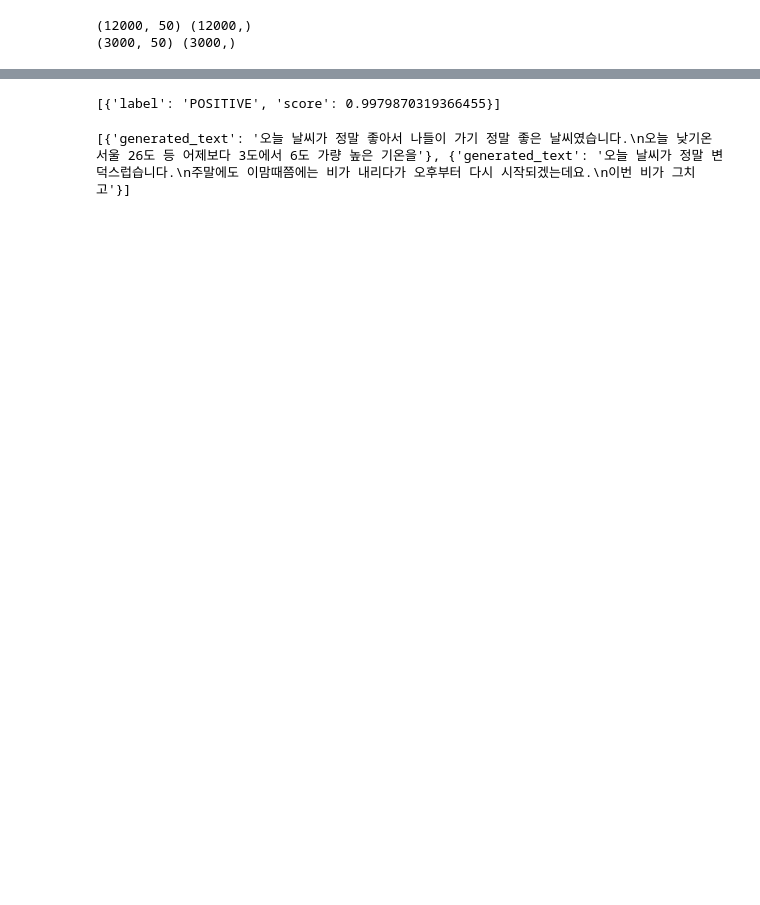
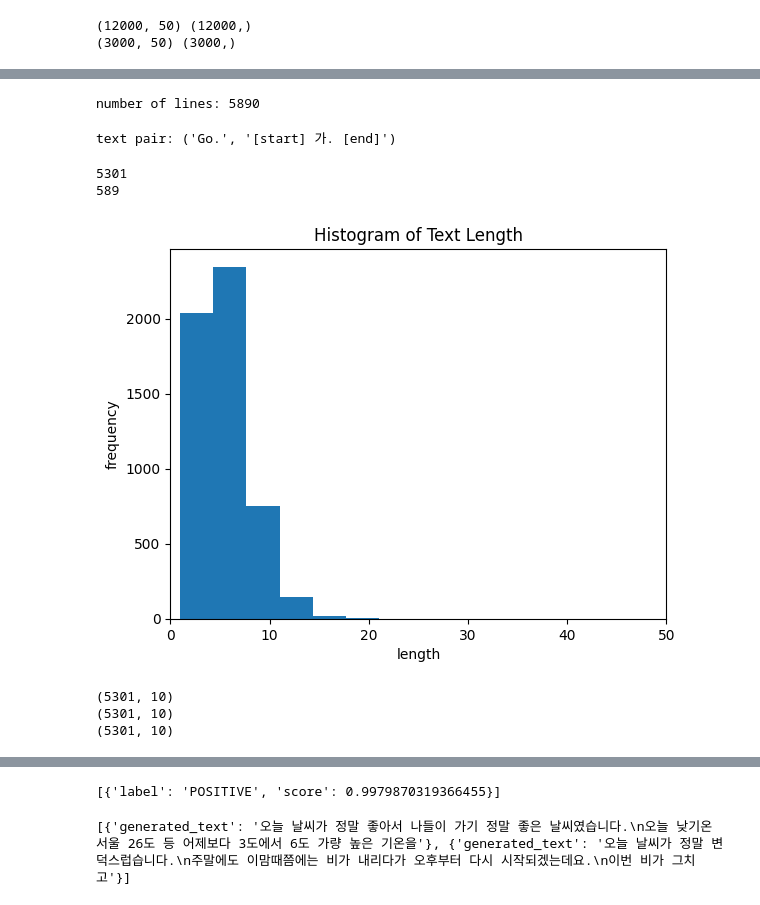
Before and after one commit to changsuk-oh/introduction-to-deep-learning, a Jupyter notebook: 8장_자연어_처리.ipynb, the cells around one changed output, grey strips where cells are left out. Saved outputs shown, nothing was run; the diff lists cells and outputs as text; code cells hidden in the pictures; blank space fills up the shorter version.

```diff
--- a/8장_자연어_처리.ipynb
+++ b/8장_자연어_처리.ipynb
@@ -215,0 +271,64 @@ predict: 1
+# %%
+# 셋업
+import tensorflow as tf
+from tensorflow.keras import Model, Input
+from tensorflow.keras.layers import LSTM, Embedding, Dense, Dropout
+from tensorflow.keras.layers import Attention, Concatenate, TextVectorization
+from sklearn.model_selection import train_test_split
+import nltk
+import numpy as np
+import matplotlib.pyplot as plt
+import random
+import string
+import re
+
+# 데이터셋 준비
+file_path = '/content/kor.txt'   # 파일 경로 지정
+
+with open(file_path, 'r', encoding='utf-8') as f:
+    lines = f.read().split('\n')[:-1]
+
+print(f"number of lines: {len(lines)}")   # 라인 수 확인
+# %% [output]
+number of lines: 5890
+# %%
+# 텍스트 쌍 생성
+text_pair = []
+
+for line in lines:
+    input_text, target_text, _ = line.split('\t')
+    target_text = '[start] ' + target_text + ' [end]'   # 시작/끝 추가
+    text_pair.append((input_text,target_text))
+
+print(f"text pair: {text_pair[0]}")   # 텍스트 쌍 확인
+# %% [output]
+text pair: ('Go.', '[start] 가. [end]')
+# %%
+# 학습/테스트 데이터 분할
+train_pair, test_pair = train_test_split(
+    text_pair, test_size=0.1, random_state=77)   # 분할 비율 0.1
+
+train_input = [pair[0] for pair in train_pair]   # 학습 데이터(입력)
+train_target = [pair[1] for pair in train_pair]   # 학습 데이터 (정답)
+
+test_input = [pair[0] for pair in test_pair]   # 테스트 데이터(입력)
+test_target = [pair[1] for pair in test_pair]   # 테스트 데이터(입력)
+
+print(len(train_pair))   # 학습 테이터 크기 확인
+print(len(test_pair))   # 테스트 데이터 크기 확인
+# %% [output]
+5301
+589
+# %%
+# 텍스트 길이 히스토그램
+length = [len(sentence.split()) for sentence in train_input]
+
+plt.hist(length, bins=30)
+plt.xlim(0, 50)
+plt.title('Histogram of Text Length')
+plt.xlabel('length')
+plt.ylabel('frequency')
+
+plt.show()
+# %% [output]
+[figure, added]
@@ -215,0 +360,13 @@ predict: 1
+# %%
+# 학습 데이터 쌍 생성
+x_train_encoder = source_vectorizer(train_input)
+x_train_decoder = target_vectorizer(train_target)[:, :-1]   # [end] 제외
+y_train = target_vectorizer(train_target)[:, 1:]   # [start] 제외
+
+print(x_train_encoder.shape)   # 인코더 입력 데이터 크기 확인
+print(x_train_decoder.shape)   # 디코더 입력 데이터 크기 확인
+print(y_train.shape)   # 정답 데이터 크기 확인
+# %% [output]
+(5301, 10)
+(5301, 10)
+(5301, 10)
```
Also changed, not shown: parts of 24 cells of this notebook, 1 other file.
